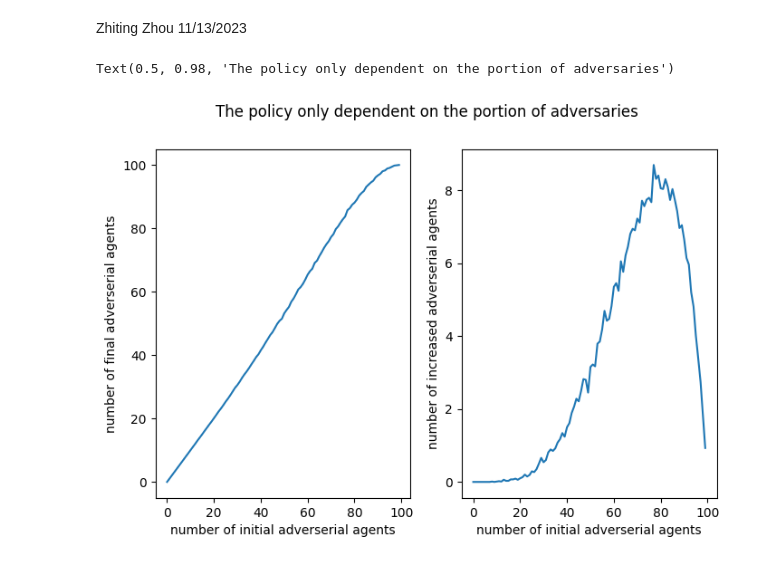
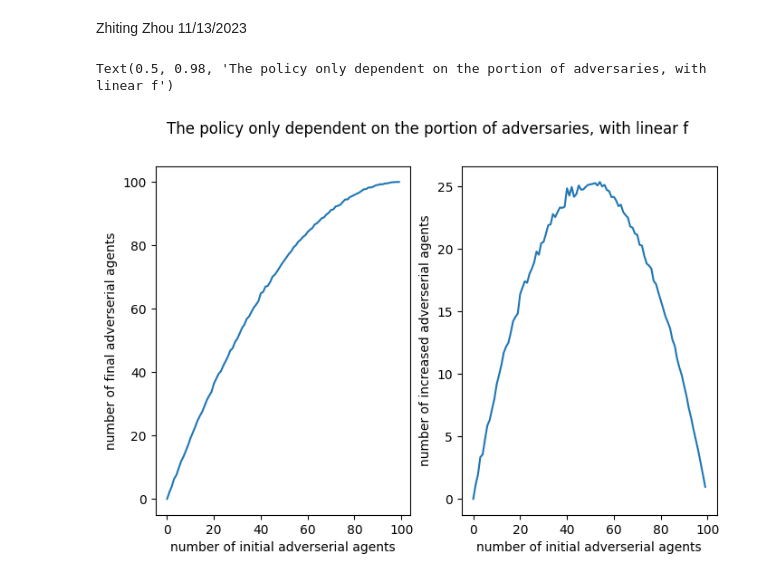
Before and after one commit to zhiting622/multiagent-simulation, a Jupyter notebook: simulation.ipynb, the cells around one changed output. Saved outputs shown, nothing was run; the diff lists cells and outputs as text; code cells hidden in the pictures.

```diff
--- a/simulation.ipynb
+++ b/simulation.ipynb
@@ -112,7 +112,7 @@ for num_adv in range(num_agents):
     for iter in range(monte_carlo):
 
         current_states, current_purple, increased_purple = simulation(num_agents=num_agents, depends_on_past_states=True,prev_states=past_states,
-                                                                      func=None, impacted_by_portion=True, confidence=None, impact_from_others=None, cost_of_state=None)
+                                                                      func=linear, impacted_by_portion=True, confidence=None, impact_from_others=None, cost_of_state=None)
         if iter == 0:
             current_states_carlo =  np.copy(current_states)
         else:
@@ -122,33 +122,33 @@ for num_adv in range(num_agents):
         increased_purple_carlo += increased_purple
 
 
     current_states = [round(num) for num in current_states_carlo/monte_carlo] # make sure the states are binary
     current_purple = current_purple_carlo/monte_carlo
     increased_purple = increased_purple_carlo/monte_carlo
 
     num_purple.append(current_purple)
     nums.append(num_adv)
     num_increase.append(increased_purple)
     num_portion.append((sum(current_states) - num_adv) / (sum(past_states)+0.001))
 
 plt.subplots(1, 2, figsize=(8, 5))
 
 ax = plt.subplot(1,2,1)
 plt.plot(nums, num_purple)
 plt.xlabel("number of initial adverserial agents")
 plt.ylabel("number of final adverserial agents")
 
 ax = plt.subplot(1,2,2)
 plt.plot(nums, num_increase)
 plt.xlabel("number of initial adverserial agents")
 plt.ylabel("number of increased adverserial agents")
 
-plt.suptitle('The policy only dependent on the portion of adversaries')
+plt.suptitle('The policy only dependent on the portion of adversaries, with linear f')
 # ax = plt.subplot(1,3,3)
 # plt.plot(nums, num_portion)
 # plt.xlabel("number of initial adverserial agents")
 # plt.ylabel("number of increased adverserial agents")
 # plt.title("the policy depends on the portion of answering purple")
 # %% [output]
-Text(0.5, 0.98, 'The policy only dependent on the portion of adversaries')
+Text(0.5, 0.98, 'The policy only dependent on the portion of adversaries, with linear f')
-[figure, old version]
+[figure, new version]
```
Also changed, not shown: parts of 2 cells of this notebook, 1 other file.
